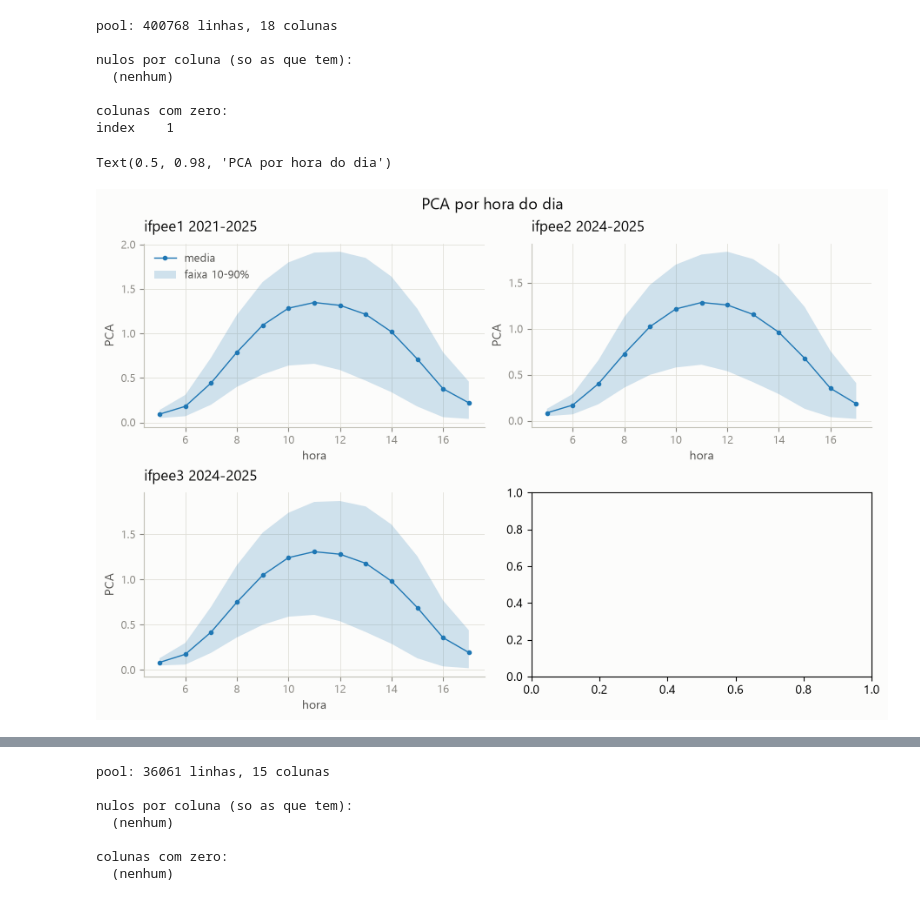
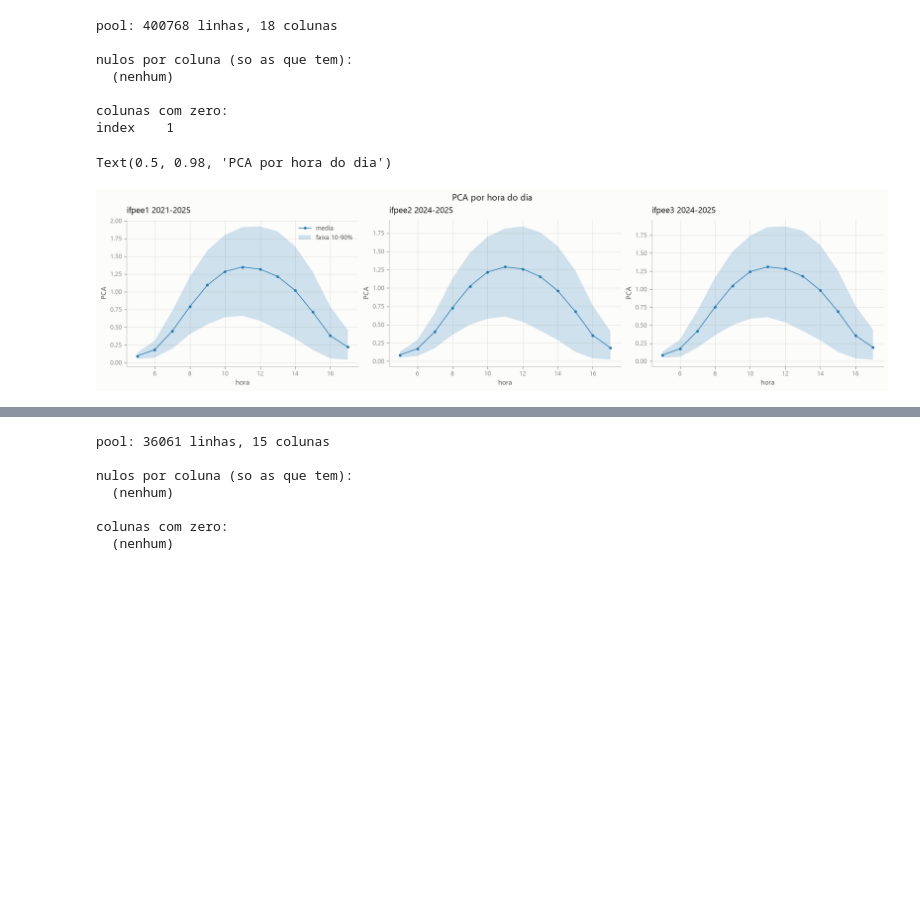
Before and after one commit to commonProgrammerr/knob-senses, a Jupyter notebook: utils/dataset_analysis.ipynb, the cells around one changed output, grey strips where cells are left out. Cells and saved outputs as stored; diff of their text form; code cells hidden in the pictures; blank space fills up the shorter version.

```diff
--- a/utils/dataset_analysis.ipynb
+++ b/utils/dataset_analysis.ipynb
@@ -40,48 +37,17 @@ semente: 42
 # %%
 ARQUIVOS = (
-    sorted(DATA_DIR.rglob("ifpe*.csv"))
+    sorted(DATA_DIR.rglob("ifpee*.csv"))
 )
-CAMINHOS = {p.stem: p for p in ARQUIVOS}   # para reconferir contra o CSV bruto no fim
+
 print(f"{len(ARQUIVOS)} arquivos" + NL)
-
-def enfeitar(ax, titulo, xlabel, ylabel):
-        ax.set_title(titulo, color=TINTA, fontsize=12, loc="left", pad=10)
-        ax.set_xlabel(xlabel, color=TINTA_2, fontsize=10)
-        ax.set_ylabel(ylabel, color=TINTA_2, fontsize=10)
-        ax.grid(True, color=GRADE, linewidth=0.6, linestyle="-")
-        ax.set_axisbelow(True)
-        for lado in ("top", "right"):
-            ax.spines[lado].set_visible(False)
-        for lado in ("left", "bottom"):
-            ax.spines[lado].set_color(EIXO)
-        ax.tick_params(colors=MUDO, labelsize=9)
-
-def load_file(p: Path):
-    df = pd.read_csv(p, encoding="utf-8-sig")
-    df.columns = [c.strip() for c in df.columns]
-    df["datetime"] = pd.to_datetime(df["datetime"])
-    return df
 
 partes = []
 for p in ARQUIVOS:
-    df = load_file(p)
+    df = read_csv(p)
     df['station'] = p.stem.split('_')[0]
     partes.append(df)
     print(f"  {p.parent.name:10} {p.stem:16} {len(df):7} linhas  {len(df.columns):2} colunas")
 
-def show_dataset(dataset: pd.DataFrame):
-    # A ordem das colunas difere entre os schemas; a uniao e por nome.
-    print(NL + f"pool: {len(dataset)} linhas, {dataset.shape[1]} colunas")
-    print(NL + "nulos por coluna (so as que tem):")
-    nulos = dataset.isna().sum()
-    print(nulos[nulos > 0].to_string() if (nulos > 0).any() else "  (nenhum)")
-    print(NL + "colunas com zero:")
-    zeros = dataset.isin([0]).sum()
-    print(zeros[zeros > 0].to_string() if (zeros > 0).any() else "  (nenhum)")
-    return dataset
-
-
-
 raw: pd.DataFrame = pd.concat(partes, ignore_index=True)
 # %% [output]
 9 arquivos
@@ -101,8 +67,6 @@ raw: pd.DataFrame = pd.concat(partes, ignore_index=True)
 REMOVE_COLS = {"ano", 'velocidade_vento', 'condicao' }
 raw = raw.drop(columns=[c for c in REMOVE_COLS if c in raw.columns])
 
-df = raw[raw.station ].copy()
+df = raw.copy()
 
 df.PCA = df.PCA.fillna(0)
-
-show_dataset(df).head()
@@ -142,15 +92,15 @@ index    1
 # %%
 # 1) PCA por hora do dia, uma estacao por painel (media + faixa 10-90%)
 lines = (len(d2.station.unique()) / 2).__round__()
-fig, axs = plt.subplots(lines, 2, figsize=(9, 3 * lines), constrained_layout=True)
+fig, axs = plt.subplots(1, 3, figsize=(16, 4), constrained_layout=True)
 for ax, (nome, d) in zip(axs.flat, d2.groupby("station")):
     g = d.groupby("hora")["PCA"]
     ax.plot(g.mean().index, g.mean().values, marker=".", lw=1, label="media")
     ax.fill_between(g.mean().index, g.quantile(0.1).values, g.quantile(0.9).values,
                     alpha=0.2, label="faixa 10-90%")
     enfeitar(ax, f"{nome} {d.datetime.dt.year.min()}-{d.datetime.dt.year.max()}", "hora", "PCA")
 axs.flat[0].legend(frameon=False, fontsize=9, labelcolor=TINTA_2)
 fig.suptitle("PCA por hora do dia", color=TINTA, fontsize=13)
 # %% [output]
 Text(0.5, 0.98, 'PCA por hora do dia')
-[figure, old version]
+[figure, new version]
```
Also changed, not shown: parts of 8 cells of this notebook, 19 other files.
